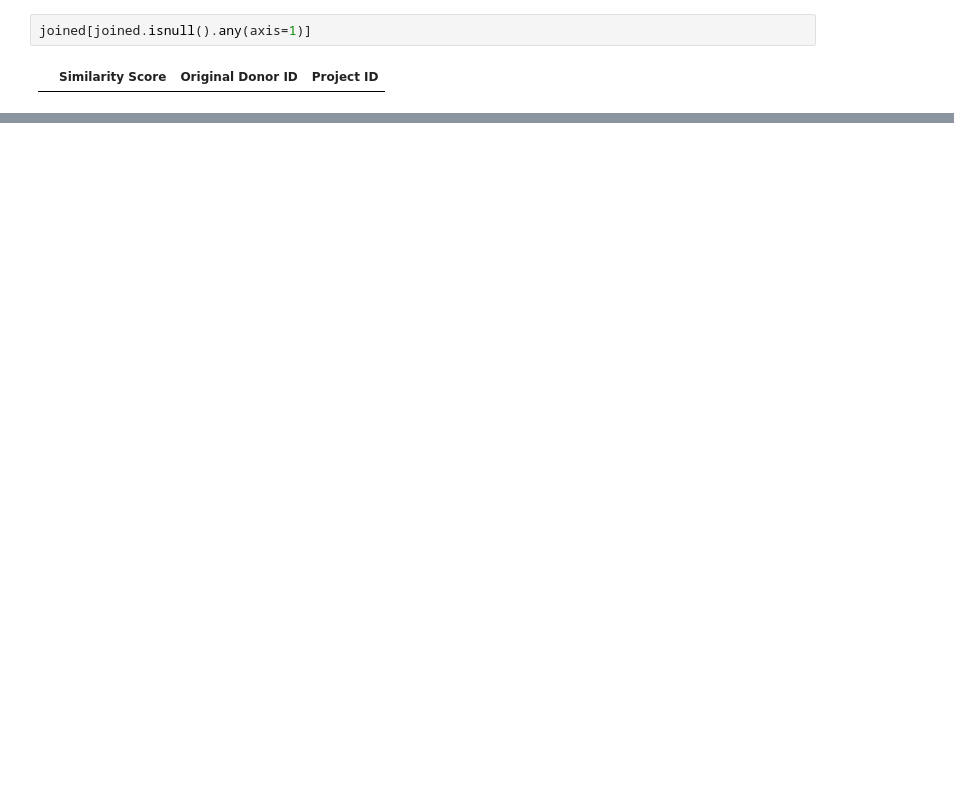
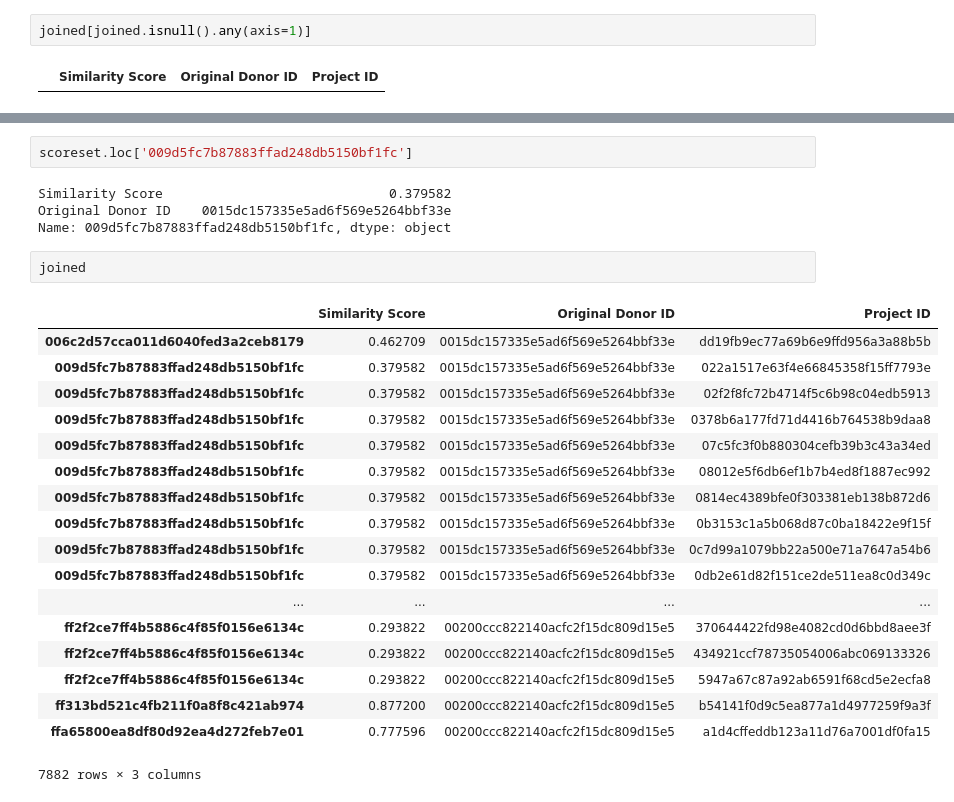
Before and after one commit to weirdyang/practice, a Jupyter notebook: applied_forecasting/laura/Group Assignment - Cosimilarity.ipynb, the cells around one changed output, grey strips where cells are left out. Saved outputs shown, nothing was run; the diff lists cells and outputs as text; blank space fills up the shorter version.

```diff
--- a/applied_forecasting/laura/Group Assignment - Cosimilarity.ipynb
+++ b/applied_forecasting/laura/Group Assignment - Cosimilarity.ipynb
@@ -228,3 +281,30 @@ joined[joined.isnull().any(axis=1)]
+# %%
+scoreset.loc['009d5fc7b87883ffad248db5150bf1fc']
+# %% [output]
+Similarity Score                             0.379582
+Original Donor ID    0015dc157335e5ad6f569e5264bbf33e
+Name: 009d5fc7b87883ffad248db5150bf1fc, dtype: object
+# %%
+joined
+# %% [output]
+|  | Similarity Score | Original Donor ID | Project ID |
+| 006c2d57cca011d6040fed3a2ceb8179 | 0.462709 | 0015dc157335e5ad6f569e5264bbf33e | dd19fb9ec77a69b6e9ffd956a3a88b5b |
+| 009d5fc7b87883ffad248db5150bf1fc | 0.379582 | 0015dc157335e5ad6f569e5264bbf33e | 022a1517e63f4e66845358f15ff7793e |
+| 009d5fc7b87883ffad248db5150bf1fc | 0.379582 | 0015dc157335e5ad6f569e5264bbf33e | 02f2f8fc72b4714f5c6b98c04edb5913 |
+| 009d5fc7b87883ffad248db5150bf1fc | 0.379582 | 0015dc157335e5ad6f569e5264bbf33e | 0378b6a177fd71d4416b764538b9daa8 |
+| 009d5fc7b87883ffad248db5150bf1fc | 0.379582 | 0015dc157335e5ad6f569e5264bbf33e | 07c5fc3f0b880304cefb39b3c43a34ed |
+| 009d5fc7b87883ffad248db5150bf1fc | 0.379582 | 0015dc157335e5ad6f569e5264bbf33e | 08012e5f6db6ef1b7b4ed8f1887ec992 |
+| 009d5fc7b87883ffad248db5150bf1fc | 0.379582 | 0015dc157335e5ad6f569e5264bbf33e | 0814ec4389bfe0f303381eb138b872d6 |
+| 009d5fc7b87883ffad248db5150bf1fc | 0.379582 | 0015dc157335e5ad6f569e5264bbf33e | 0b3153c1a5b068d87c0ba18422e9f15f |
+| 009d5fc7b87883ffad248db5150bf1fc | 0.379582 | 0015dc157335e5ad6f569e5264bbf33e | 0c7d99a1079bb22a500e71a7647a54b6 |
+| 009d5fc7b87883ffad248db5150bf1fc | 0.379582 | 0015dc157335e5ad6f569e5264bbf33e | 0db2e61d82f151ce2de511ea8c0d349c |
+| ... | ... | ... | ... |
+| ff2f2ce7ff4b5886c4f85f0156e6134c | 0.293822 | 00200ccc822140acfc2f15dc809d15e5 | 370644422fd98e4082cd0d6bbd8aee3f |
+| ff2f2ce7ff4b5886c4f85f0156e6134c | 0.293822 | 00200ccc822140acfc2f15dc809d15e5 | 434921ccf78735054006abc069133326 |
+| ff2f2ce7ff4b5886c4f85f0156e6134c | 0.293822 | 00200ccc822140acfc2f15dc809d15e5 | 5947a67c87a92ab6591f68cd5e2ecfa8 |
+| ff313bd521c4fb211f0a8f8c421ab974 | 0.877200 | 00200ccc822140acfc2f15dc809d15e5 | b54141f0d9c5ea877a1d4977259f9a3f |
+| ffa65800ea8df80d92ea4d272feb7e01 | 0.777596 | 00200ccc822140acfc2f15dc809d15e5 | a1d4cffeddb123a11d76a7001df0fa15 |
+7882 rows × 3 columns
 # %%
 mean_score = joined.groupby('Project ID').mean().copy()
 
```
Also changed, not shown: parts of 10 cells of this notebook.
